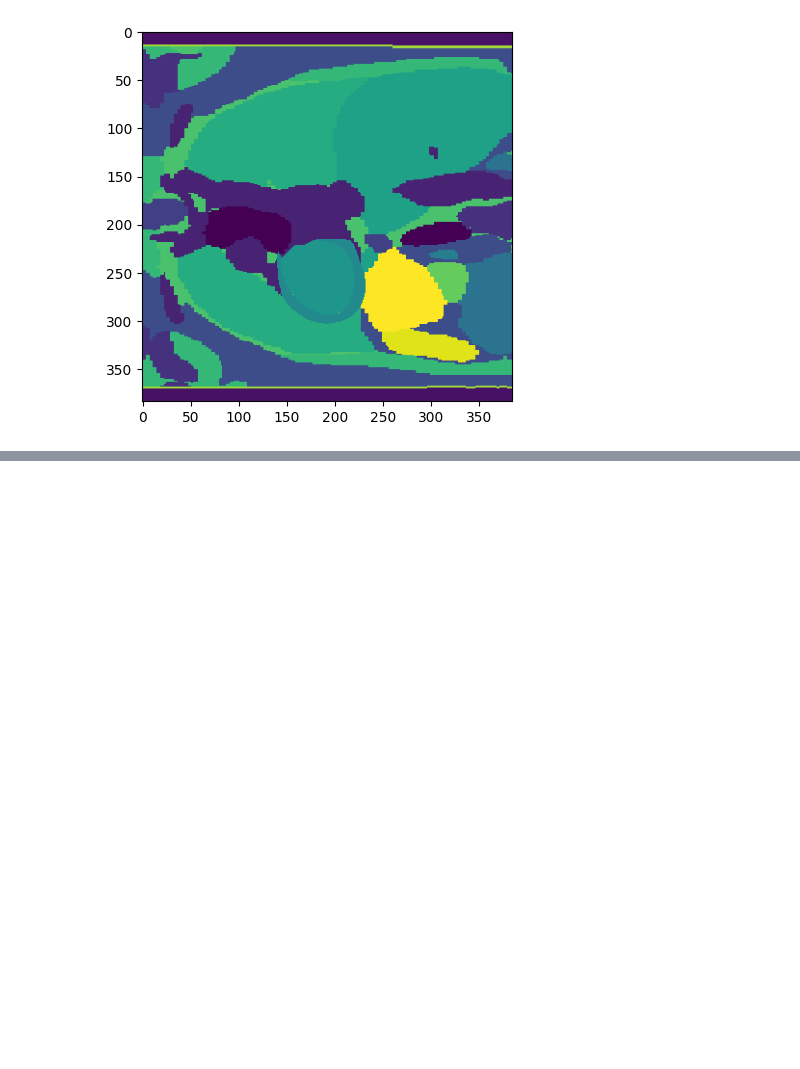
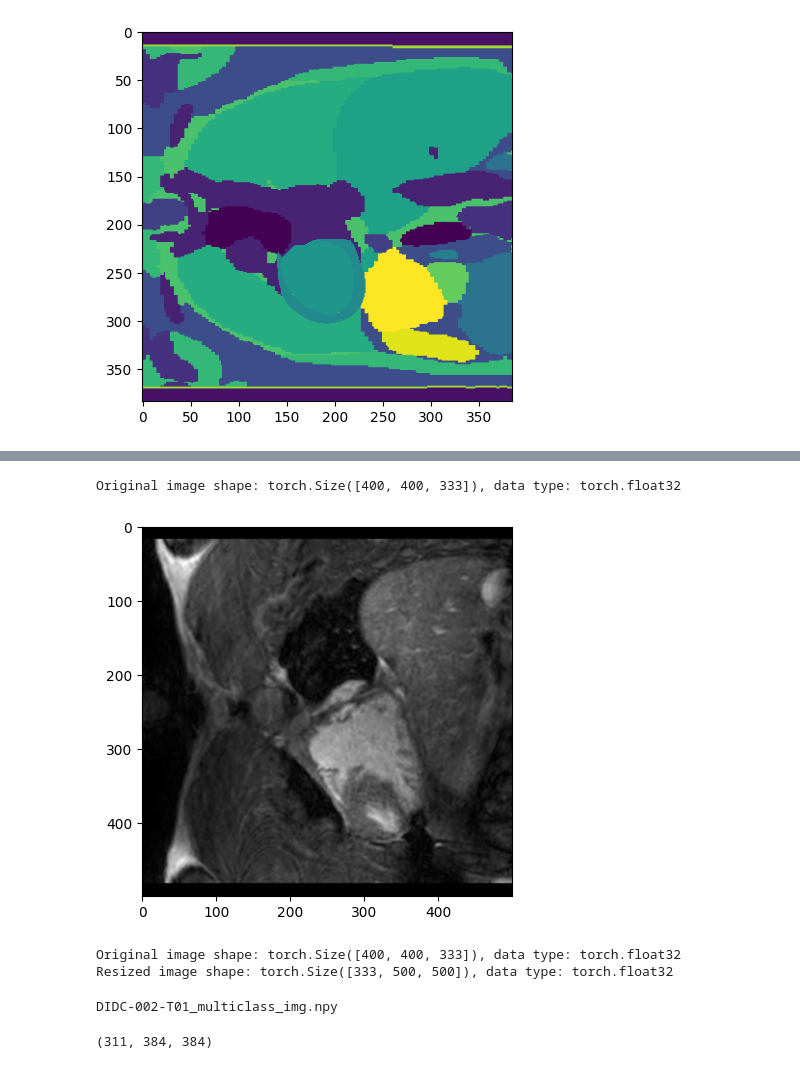
Before and after one commit to paolodc5/CMR_synthesis, a Jupyter notebook: mt_DIDC_DPM_analysis.ipynb, the cells around one changed output, grey strips where cells are left out. Saved outputs shown, nothing was run; the diff lists cells and outputs as text; code cells hidden in the pictures; blank space fills up the shorter version.

```diff
--- a/mt_DIDC_DPM_analysis.ipynb
+++ b/mt_DIDC_DPM_analysis.ipynb
@@ -295,0 +341,29 @@ plt.imshow(mask, cmap='viridis')
+# %%
+import torchvision.transforms.functional as TF
+img_tensor = torch.from_numpy(img).float()
+print(f"Original image shape: {img_tensor.shape}, data type: {img_tensor.dtype}")
+img_resized2 = TF.resize(img_tensor.permute(2, 0, 1), 500, interpolation=TF.InterpolationMode.BILINEAR)
+
+plt.imshow(img_resized2[100], cmap='gray')
+plt.show()
+
+print(f"Original image shape: {img_tensor.shape}, data type: {img_tensor.dtype}")
+print(f"Resized image shape: {img_resized2.shape}, data type: {img_resized2.dtype}")
+# %% [output]
+Original image shape: torch.Size([400, 400, 333]), data type: torch.float32
+[figure, added]
+Original image shape: torch.Size([400, 400, 333]), data type: torch.float32
+Resized image shape: torch.Size([333, 500, 500]), data type: torch.float32
+# %%
+data_path = 'DIDC_multiclass_coro_v2_prep_2'
+
+assert os.path.exists(data_path), f"Data path {data_path} does not exist. Please check the path and try again."
+files = sorted(os.listdir(data_path))
+files = [f for f in files if f.endswith('img.npy')]
+
+img = np.load(os.path.join(data_path, files[1]))
+print(files[1])
+img.shape
+# %% [output]
+DIDC-002-T01_multiclass_img.npy
+(311, 384, 384)
```
Also changed, not shown: parts of 8 cells of this notebook, 5 other files.
